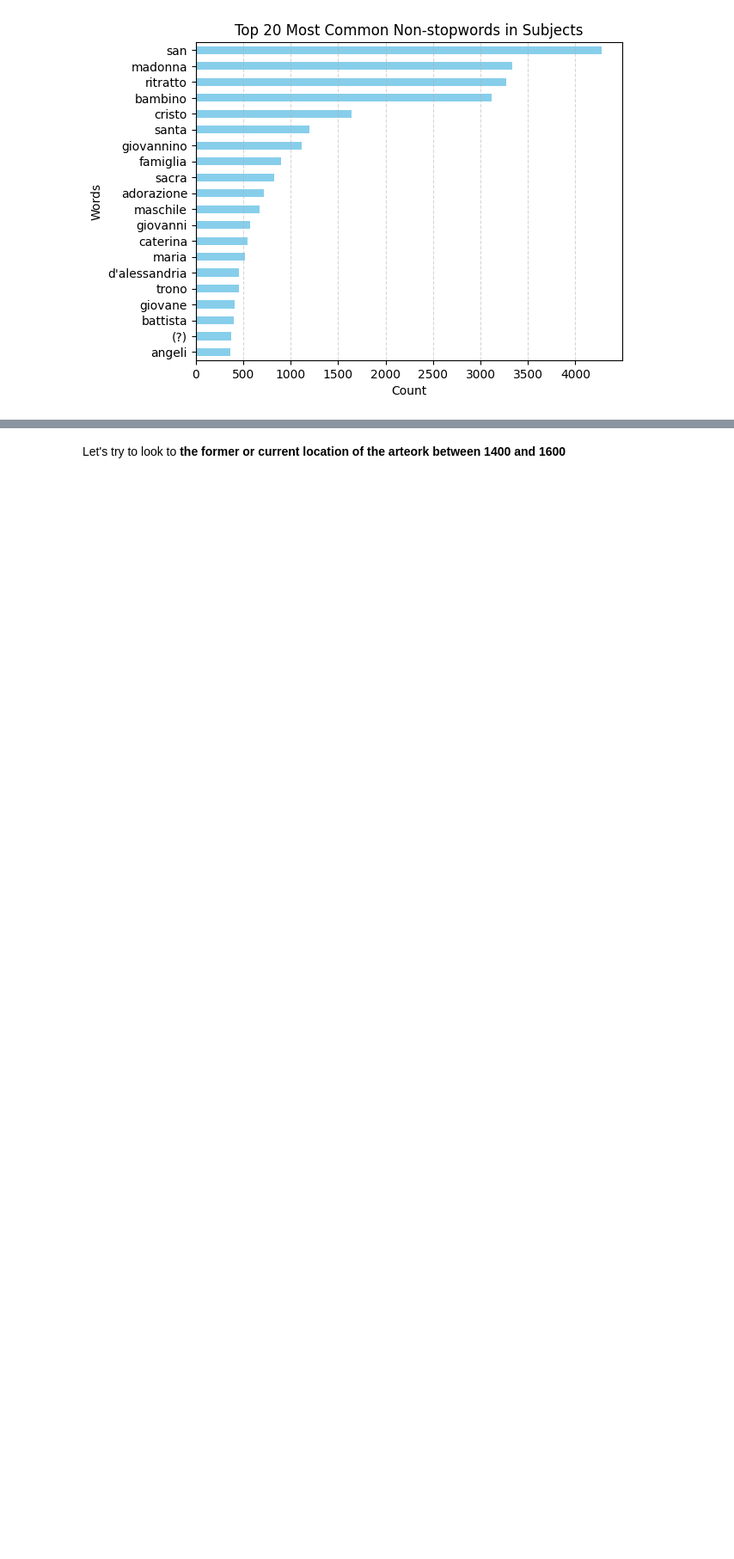
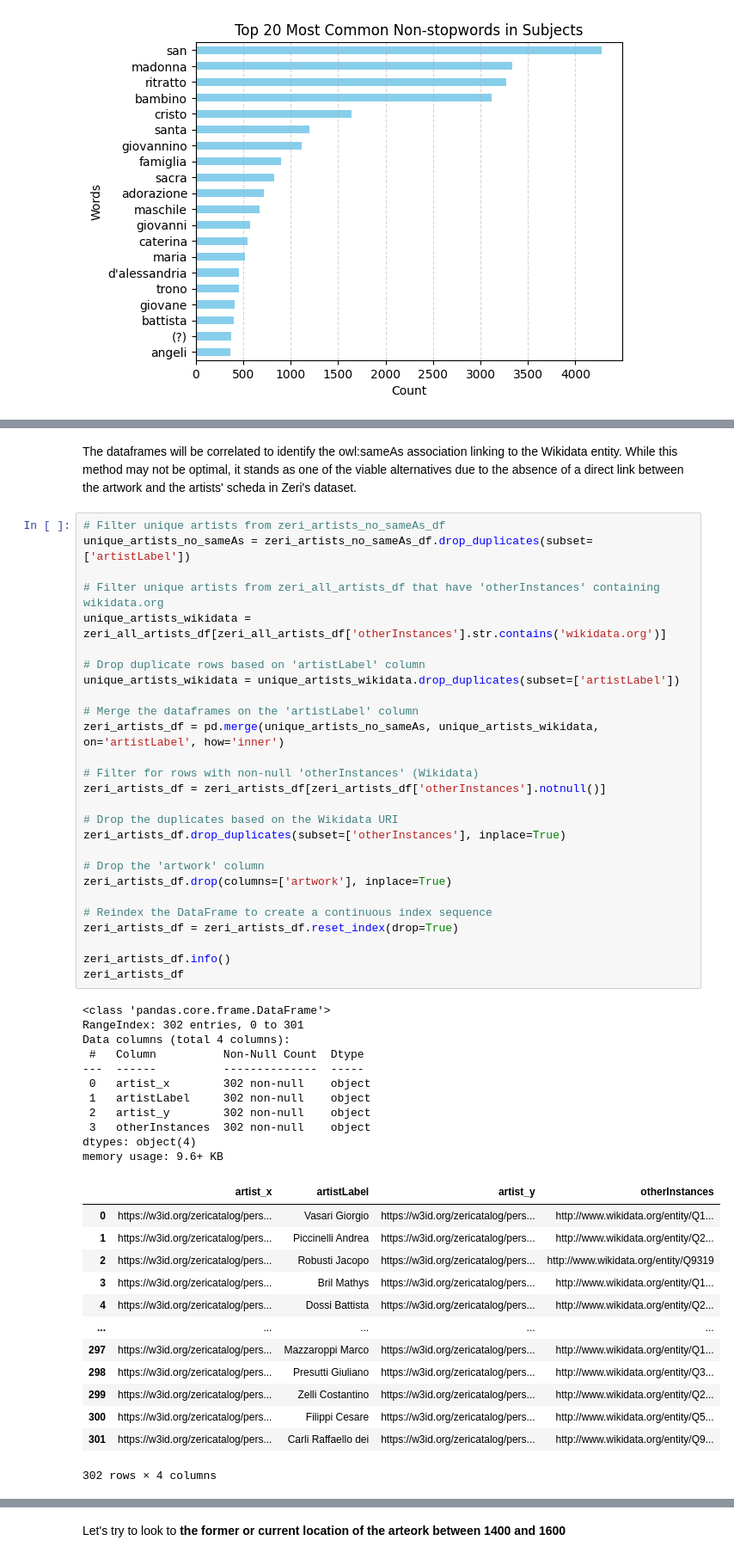
Before and after one commit to sterenz/IconoGraph, a Jupyter notebook: IconoGraph_EDA.ipynb, the cells around one changed output, grey strips where cells are left out. Shown at 86% size. Cells and saved outputs as stored; diff of their text form; blank space fills up the shorter version.

```diff
--- a/IconoGraph_EDA.ipynb
+++ b/IconoGraph_EDA.ipynb
@@ -2159,0 +2422,54 @@ plt.show()
+# %% [markdown]
+The dataframes will be correlated to identify the owl:sameAs association linking to the Wikidata entity. While this method may not be optimal, it stands as one of the viable alternatives due to the absence of a direct link between the artwork and the artists' scheda in Zeri's dataset.
+# %%
+# Filter unique artists from zeri_artists_no_sameAs_df
+unique_artists_no_sameAs = zeri_artists_no_sameAs_df.drop_duplicates(subset=['artistLabel'])
+
+# Filter unique artists from zeri_all_artists_df that have 'otherInstances' containing wikidata.org
+unique_artists_wikidata = zeri_all_artists_df[zeri_all_artists_df['otherInstances'].str.contains('wikidata.org')]
+
+# Drop duplicate rows based on 'artistLabel' column
+unique_artists_wikidata = unique_artists_wikidata.drop_duplicates(subset=['artistLabel'])
+
+# Merge the dataframes on the 'artistLabel' column
+zeri_artists_df = pd.merge(unique_artists_no_sameAs, unique_artists_wikidata, on='artistLabel', how='inner')
+
+# Filter for rows with non-null 'otherInstances' (Wikidata)
+zeri_artists_df = zeri_artists_df[zeri_artists_df['otherInstances'].notnull()]
+
+# Drop the duplicates based on the Wikidata URI
+zeri_artists_df.drop_duplicates(subset=['otherInstances'], inplace=True)
+
+# Drop the 'artwork' column
+zeri_artists_df.drop(columns=['artwork'], inplace=True)
+
+# Reindex the DataFrame to create a continuous index sequence
+zeri_artists_df = zeri_artists_df.reset_index(drop=True)
+
+zeri_artists_df.info()
+zeri_artists_df
+# %% [output]
+<class 'pandas.core.frame.DataFrame'>
+RangeIndex: 302 entries, 0 to 301
+Data columns (total 4 columns):
+ #   Column          Non-Null Count  Dtype
+---  ------          --------------  -----
+ 0   artist_x        302 non-null    object
+ 1   artistLabel     302 non-null    object
+ 2   artist_y        302 non-null    object
+ 3   otherInstances  302 non-null    object
+dtypes: object(4)
+memory usage: 9.6+ KB
+|  | artist_x | artistLabel | artist_y | otherInstances |
+| 0 | https://w3id.org/zericatalog/pers... | Vasari Giorgio | https://w3id.org/zericatalog/pers... | http://www.wikidata.org/entity/Q1... |
+| 1 | https://w3id.org/zericatalog/pers... | Piccinelli Andrea | https://w3id.org/zericatalog/pers... | http://www.wikidata.org/entity/Q2... |
+| 2 | https://w3id.org/zericatalog/pers... | Robusti Jacopo | https://w3id.org/zericatalog/pers... | http://www.wikidata.org/entity/Q9319 |
+| 3 | https://w3id.org/zericatalog/pers... | Bril Mathys | https://w3id.org/zericatalog/pers... | http://www.wikidata.org/entity/Q1... |
+| 4 | https://w3id.org/zericatalog/pers... | Dossi Battista | https://w3id.org/zericatalog/pers... | http://www.wikidata.org/entity/Q2... |
+| ... | ... | ... | ... | ... |
+| 297 | https://w3id.org/zericatalog/pers... | Mazzaroppi Marco | https://w3id.org/zericatalog/pers... | http://www.wikidata.org/entity/Q1... |
+| 298 | https://w3id.org/zericatalog/pers... | Presutti Giuliano | https://w3id.org/zericatalog/pers... | http://www.wikidata.org/entity/Q3... |
+| 299 | https://w3id.org/zericatalog/pers... | Zelli Costantino | https://w3id.org/zericatalog/pers... | http://www.wikidata.org/entity/Q2... |
+| 300 | https://w3id.org/zericatalog/pers... | Filippi Cesare | https://w3id.org/zericatalog/pers... | http://www.wikidata.org/entity/Q5... |
+| 301 | https://w3id.org/zericatalog/pers... | Carli Raffaello dei | https://w3id.org/zericatalog/pers... | http://www.wikidata.org/entity/Q9... |
+302 rows × 4 columns
```
Also changed, not shown: parts of 17 cells of this notebook, 1 other file.
